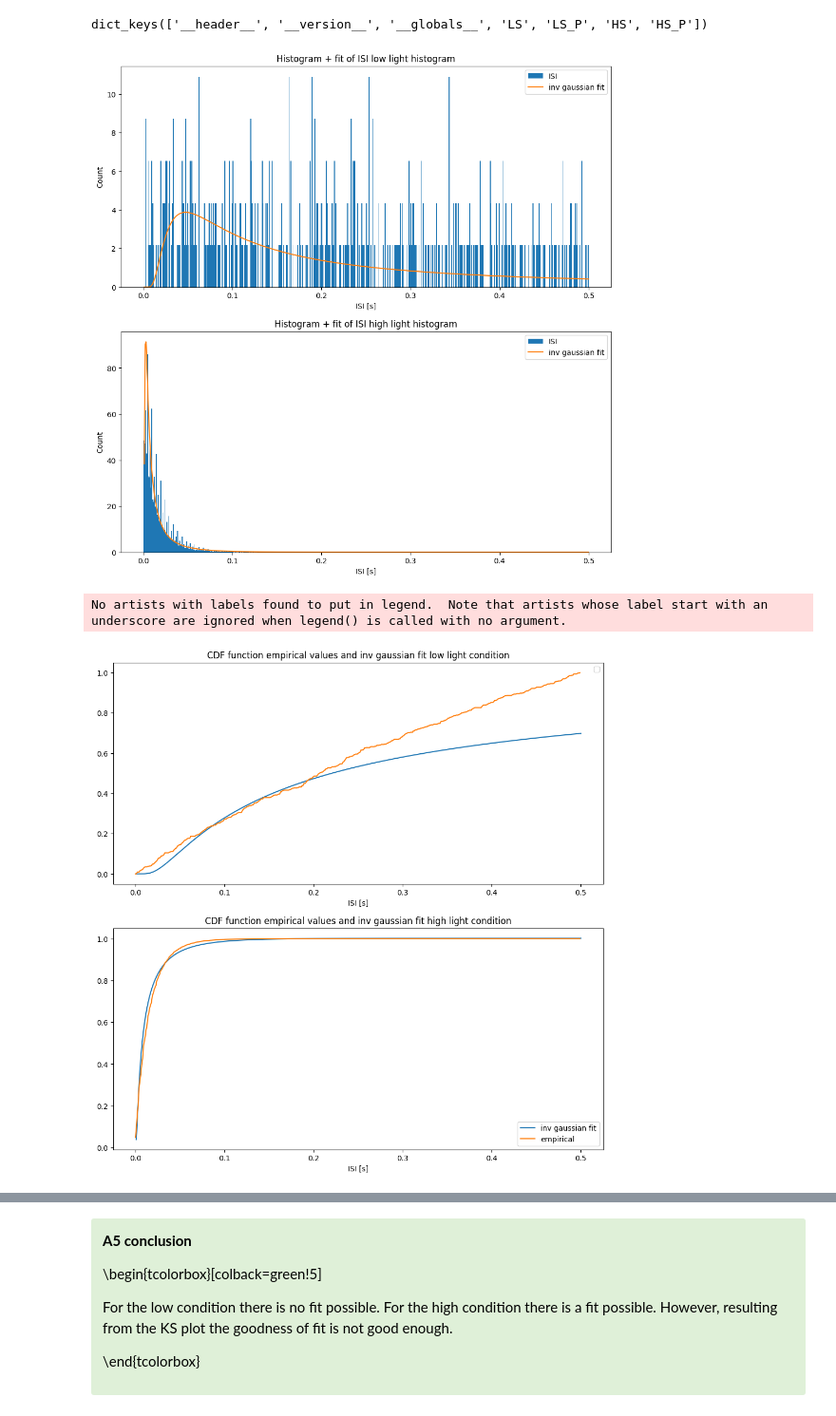
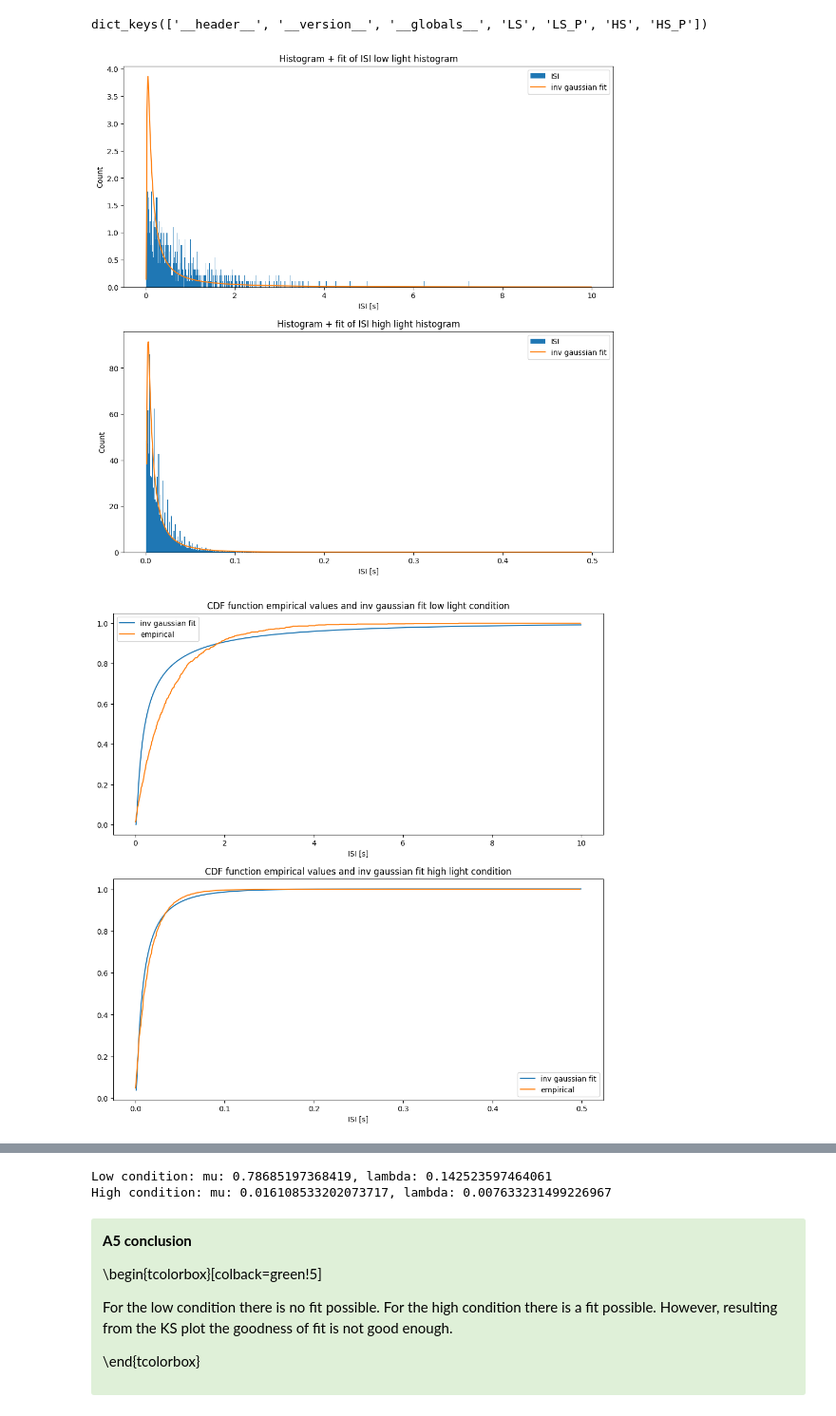
Before and after one commit to RobbeDeMuynck/CN_practicals, a Jupyter notebook: Module 2/Ex2/Module2_Ex2_Group7.ipynb, the cells around one changed output, grey strips where cells are left out. Shown at 95% size. Cells and saved outputs as stored; diff of their text form; code cells hidden in the pictures.

```diff
--- a/Module 2/Ex2/Module2_Ex2_Group7.ipynb
+++ b/Module 2/Ex2/Module2_Ex2_Group7.ipynb
@@ -741,25 +794,26 @@ dict_keys(['__header__', '__version__', '__globals__', 'LS', 'LS_P', 'HS', 'HS_P
 ISI_low = np.diff(fibers_low)
 ISI_high = np.diff(fibers_high)
 fig, (ax1,ax2) = plt.subplots(2,1,figsize=(12,12))
-bin_edges = arange(0, 0.501, 0.001)  # Define the bins for the histogram
-prob_density_low, bins_low, _ = ax1.hist(ISI_low, bin_edges, density=True, label='ISI')
+bin_edges_low = arange(0, 10, 0.01)  # Define the bins for the histogram
+prob_density_low, bins_low, _ = ax1.hist(ISI_low, bin_edges_low, density=True, label='ISI')
 
 mu_low = np.mean(ISI_low)
 Lambda_low = (np.mean(1/ISI_low - 1/mu_low))**(-1)
 
-inv_gaussian_low = np.sqrt(Lambda_low/(2*np.pi*bin_edges**3))*np.exp(-Lambda_low*(bin_edges-mu_low)**2/(2*bin_edges*mu_low**2))
-ax1.plot(bin_edges, inv_gaussian_low, label='inv gaussian fit')
+inv_gaussian_low = np.sqrt(Lambda_low/(2*np.pi*bin_edges_low**3))*np.exp(-Lambda_low*(bin_edges_low-mu_low)**2/(2*bin_edges_low*mu_low**2))
+ax1.plot(bin_edges_low, inv_gaussian_low, label='inv gaussian fit')
 ax1.set_title('Histogram + fit of ISI low light histogram')
 ax1.set_xlabel('ISI [s]')
 ax1.set_ylabel('Count')
 ax1.legend()
 
-prob_density_high, bins_high, _ = ax2.hist(ISI_high, bin_edges, density=True, label='ISI')
+bin_edges_high = arange(0, 0.5, 0.001)
+prob_density_high, bins_high, _ = ax2.hist(ISI_high, bin_edges_high, density=True, label='ISI')
 mu_high = np.mean(ISI_high)
 Lambda_high = (np.mean(1/ISI_high - 1/mu_high))**(-1)
 
-inv_gaussian_high = np.sqrt(Lambda_high/(2*np.pi*bin_edges**3))*np.exp(-Lambda_high*(bin_edges-mu_high)**2/(2*bin_edges*mu_high**2))
-ax2.plot(bin_edges, inv_gaussian_high, label='inv gaussian fit')
+inv_gaussian_high = np.sqrt(Lambda_high/(2*np.pi*bin_edges_high**3))*np.exp(-Lambda_high*(bin_edges_high-mu_high)**2/(2*bin_edges_high*mu_high**2))
+ax2.plot(bin_edges_high, inv_gaussian_high, label='inv gaussian fit')
 ax2.set_title('Histogram + fit of ISI high light histogram')
 ax2.set_xlabel('ISI [s]')
 ax2.set_ylabel('Count')
@@ -767,46 +821,45 @@ ax2.legend()
 plt.show()
 
 fig, (ax1,ax2) = plt.subplots(2,1,figsize=(12,12))
-CDF_invgauss_low = np.cumsum(inv_gaussian_low[1:]) *0.001 # multiply with binwidth, 1ms
-ax1.plot(bin_edges[1:], CDF_invgauss_low)
+CDF_invgauss_low = np.cumsum(inv_gaussian_low[1:]) *0.01 # multiply with binwidth, 1ms
+ax1.plot(bin_edges_low[1:], CDF_invgauss_low, label='inv gaussian fit')
 
-CDF_emp_low = np.cumsum(prob_density_low)*0.001 # multiply with binwidth, 1ms
-ax1.plot(bin_edges[:-1], CDF_emp_low)
+CDF_emp_low = np.cumsum(prob_density_low)*0.01 # multiply with binwidth, 1ms
+ax1.plot(bin_edges_low[:-1], CDF_emp_low, label='empirical')
 ax1.set_title('CDF function empirical values and inv gaussian fit low light condition')
 ax1.set_xlabel('ISI [s]')
 ax1.legend()
 
 
 CDF_invgauss_high = np.cumsum(inv_gaussian_high[1:])*0.001 # multiply with binwidth, 1ms
-ax2.plot(bin_edges[1:], CDF_invgauss_high,label='inv gaussian fit')
+ax2.plot(bin_edges_high[1:], CDF_invgauss_high,label='inv gaussian fit')
 CDF_emp_high = np.cumsum(prob_density_high)*0.001 # multiply with binwidth, 1ms
-ax2.plot(bin_edges[:-1], CDF_emp_high, label='empirical')
+ax2.plot(bin_edges_high[:-1], CDF_emp_high, label='empirical')
 ax2.set_title('CDF function empirical values and inv gaussian fit high light condition')
 ax2.set_xlabel('ISI [s]')
 ax2.legend()
 plt.show()
 
 fig, (ax1,ax2) = plt.subplots(2,1,figsize=(12,12))
 N_low = len(CDF_emp_low)
 ax1.plot(CDF_invgauss_low, CDF_emp_low)
 ax1.plot(CDF_emp_low,CDF_emp_low, 'k')
 ax1.fill_between(CDF_emp_low, CDF_emp_low+1.36/np.sqrt(N_low), CDF_emp_low-1.36/np.sqrt(N_low), alpha=0.5, color='r')
 ax1.set_xlabel('inv gaussian')
 ax1.set_ylabel('empirical')
 ax1.set_title('KS plot low light condition')
 
 N_high = len(CDF_emp_high)
 ax2.plot(CDF_invgauss_high, CDF_emp_high)
 ax2.plot(CDF_emp_high,CDF_emp_high, 'k')
 ax2.fill_between(CDF_emp_high, CDF_emp_high+1.36/np.sqrt(N_high), CDF_emp_high-1.36/np.sqrt(N_high), alpha=0.5, color='r')
 ax2.set_xlabel('inv gaussian')
 ax2.set_ylabel('empirical')
 ax2.set_title('KS plot low light condition')
 plt.show()
 
 print('Low condition: mu: {}, lambda: {}'.format(mu_low, Lambda_low))
 print('High condition: mu: {}, lambda: {}'.format(mu_high, Lambda_high))
 # %% [output]
-[figure, old version]
+[figure, new version]
-No artists with labels found to put in legend.  Note that artists whose label start with an underscore are ignored when legend() is called with no argument.
-[figure, old version]
+[figure, new version]
@@ -816,3 +867,5 @@ High condition: mu: 0.016108533202073717, lambda: 0.007633231499226967
+Low condition: mu: 0.78685197368419, lambda: 0.142523597464061
+High condition: mu: 0.016108533202073717, lambda: 0.007633231499226967
 # %% [markdown]
 <div class="alert alert-success">
 <span style="color:black">
```
Also changed, not shown: parts of 10 cells of this notebook.
